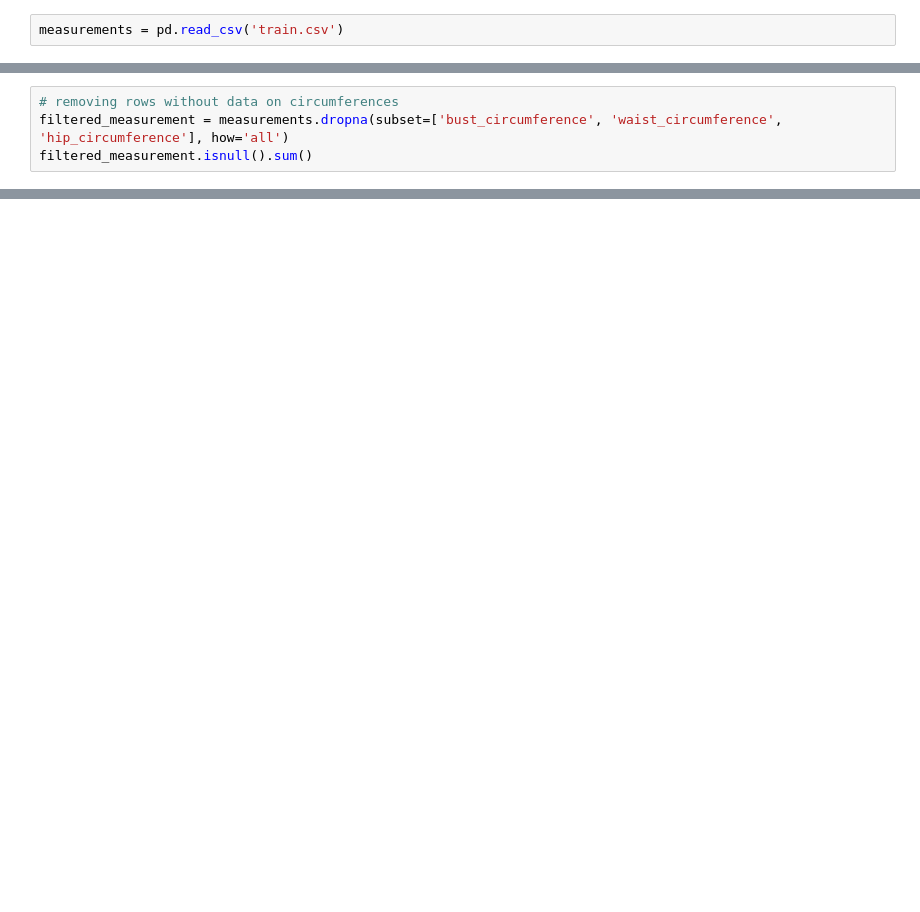
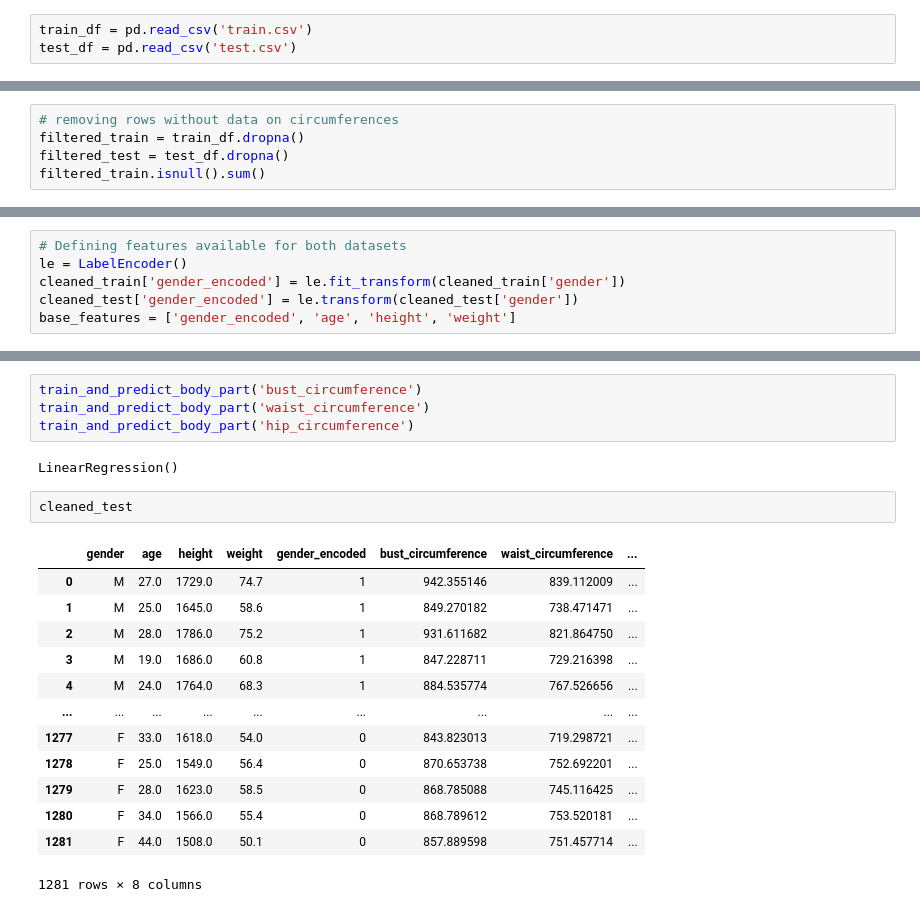
Before and after one commit to yowmahjebby/measurement_ml, a Jupyter notebook: measurements_nb.ipynb, the cells around one changed output, grey strips where cells are left out. Cells and saved outputs as stored; diff of their text form; blank space fills up the shorter version.

Commit message:
Done predictions
Completed predictions with results

```diff
--- a/measurements_nb.ipynb
+++ b/measurements_nb.ipynb
@@ -6,3 +15,4 @@ from sklearn.linear_model import LogisticRegression
 # %%
-measurements = pd.read_csv('train.csv')
+train_df = pd.read_csv('train.csv')
+test_df = pd.read_csv('test.csv')
 # %%
@@ -17,4 +69,5 @@ null_rows
 # %%
 # removing rows without data on circumferences
-filtered_measurement = measurements.dropna(subset=['bust_circumference', 'waist_circumference',	'hip_circumference'], how='all')
-filtered_measurement.isnull().sum()
+filtered_train = train_df.dropna()
+filtered_test = test_df.dropna()
+filtered_train.isnull().sum()
@@ -100,0 +168,6 @@ plt.show()
+# %%
+# Defining features available for both datasets
+le = LabelEncoder()
+cleaned_train['gender_encoded'] = le.fit_transform(cleaned_train['gender'])
+cleaned_test['gender_encoded'] = le.transform(cleaned_test['gender'])
+base_features = ['gender_encoded', 'age', 'height', 'weight']
@@ -100,0 +276,22 @@ plt.show()
+# %%
+train_and_predict_body_part('bust_circumference')
+train_and_predict_body_part('waist_circumference')
+train_and_predict_body_part('hip_circumference')
+# %% [output]
+LinearRegression()
+# %%
+cleaned_test
+# %% [output]
+|  | gender | age | height | weight | gender_encoded | bust_circumference | waist_circumference | ... |
+| 0 | M | 27.0 | 1729.0 | 74.7 | 1 | 942.355146 | 839.112009 | ... |
+| 1 | M | 25.0 | 1645.0 | 58.6 | 1 | 849.270182 | 738.471471 | ... |
+| 2 | M | 28.0 | 1786.0 | 75.2 | 1 | 931.611682 | 821.864750 | ... |
+| 3 | M | 19.0 | 1686.0 | 60.8 | 1 | 847.228711 | 729.216398 | ... |
+| 4 | M | 24.0 | 1764.0 | 68.3 | 1 | 884.535774 | 767.526656 | ... |
+| ... | ... | ... | ... | ... | ... | ... | ... | ... |
+| 1277 | F | 33.0 | 1618.0 | 54.0 | 0 | 843.823013 | 719.298721 | ... |
+| 1278 | F | 25.0 | 1549.0 | 56.4 | 0 | 870.653738 | 752.692201 | ... |
+| 1279 | F | 28.0 | 1623.0 | 58.5 | 0 | 868.785088 | 745.116425 | ... |
+| 1280 | F | 34.0 | 1566.0 | 55.4 | 0 | 868.789612 | 753.520181 | ... |
+| 1281 | F | 44.0 | 1508.0 | 50.1 | 0 | 857.889598 | 751.457714 | ... |
+1281 rows × 8 columns
```
Also changed, not shown: parts of 34 cells of this notebook, 1 other file.
